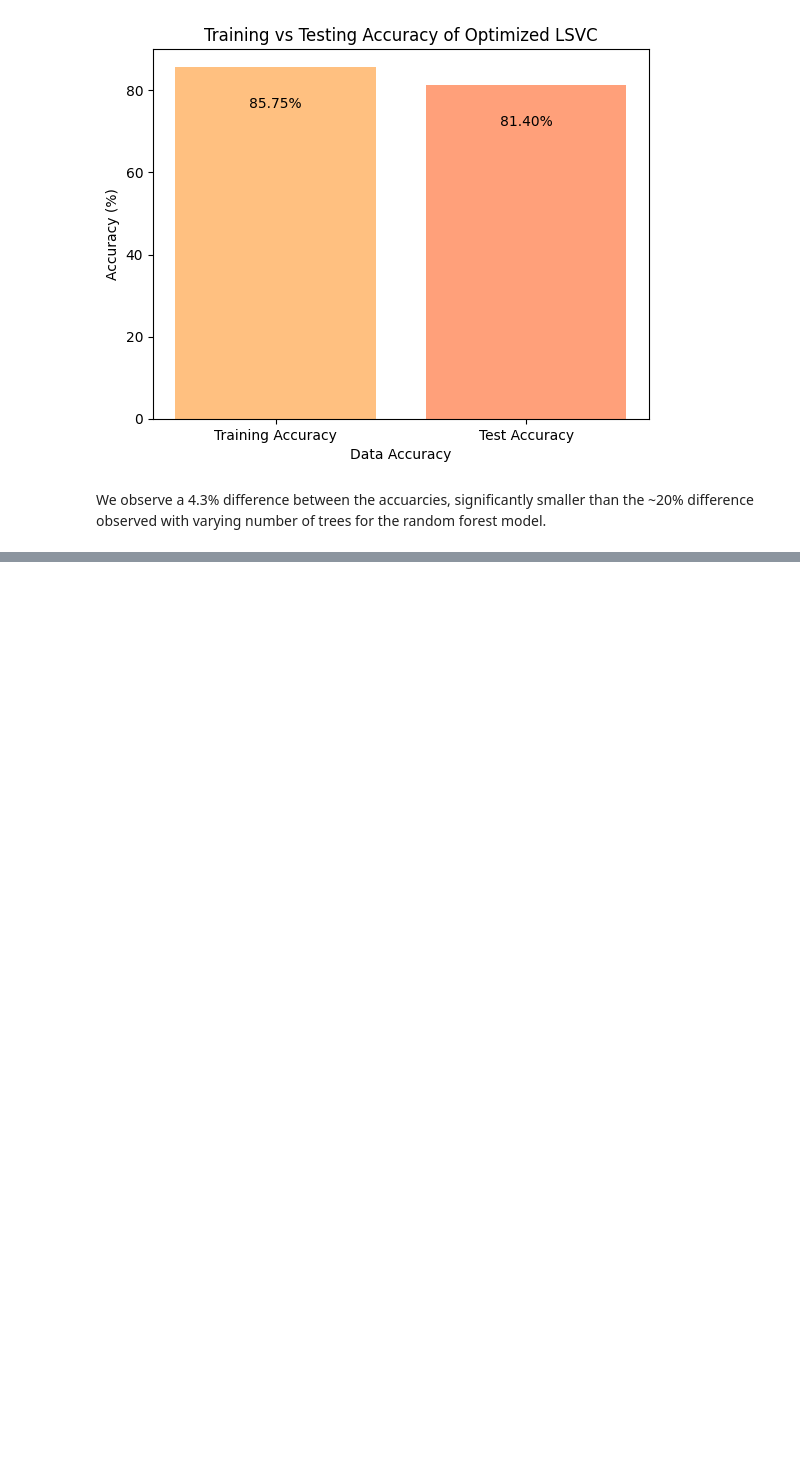
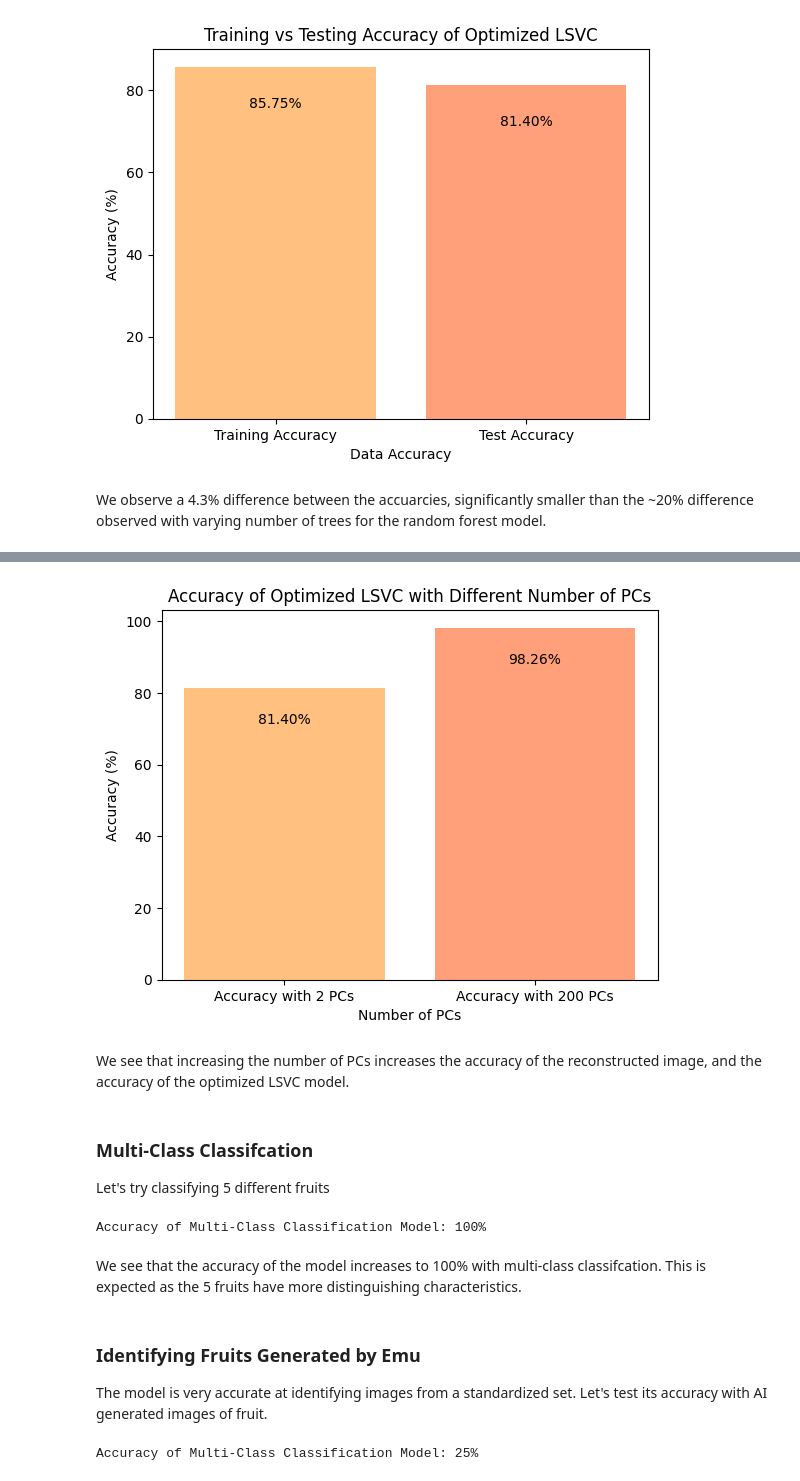
Before and after one commit to JamesZhZhang/CPEN355_Fruit_Classification, a Jupyter notebook: final_project_james.ipynb, the cells around one changed output, grey strips where cells are left out. Drawn from its saved outputs; the diff is of its cells as text; code cells hidden in the pictures; blank space fills up the shorter version.

```diff
--- a/final_project_james.ipynb
+++ b/final_project_james.ipynb
@@ -323,0 +376,26 @@ We observe a 4.3% difference between the accuarcies, significantly smaller than
+# %%
+# Fit GridSearchCV with X data transformed with 200 PCs
+grid_lsvc.fit(X_train_pca, y_train)
+best_lsvc = grid_lsvc.best_estimator_
+
+X_test_pca = pca.transform(X_test)
+yhat = best_lsvc.predict(X_test_pca)
+accuracy = metrics.accuracy_score(y_test, yhat) * 100
+# %%
+fig, ax = plt.subplots()
+ax.bar("Accuracy with 2 PCs", lsvc_accuracy, color='#FFC080')
+ax.bar("Accuracy with 200 PCs", accuracy, color='#FFA07A')
+ax.text("Accuracy with 2 PCs", lsvc_accuracy - 10, "{:.2f}%".format(lsvc_accuracy), ha="center")
+ax.text("Accuracy with 200 PCs", accuracy - 10, "{:.2f}%".format(accuracy), ha="center")
+ax.set_title("Accuracy of Optimized LSVC with Different Number of PCs")
+ax.set_ylabel("Accuracy (%)")
+ax.set_xlabel("Number of PCs")
+plt.show()
+# %% [output]
+[figure, added]
+# %% [markdown]
+We see that increasing the number of PCs increases the accuracy of the reconstructed image, and the accuracy of the optimized LSVC model.
+# %% [markdown]
+### Multi-Class Classifcation
+
+Let's try classifying 5 different fruits
@@ -323,0 +436,15 @@ We observe a 4.3% difference between the accuarcies, significantly smaller than
+# %%
+grid_lsvc.fit(X_train_pca, y_train)
+best_lsvc = grid_lsvc.best_estimator_
+
+X_test_pca = pca.transform(X_test)
+yhat = best_lsvc.predict(X_test_pca)
+print(f"Accuracy of Multi-Class Classification Model: {int(metrics.accuracy_score(y_test, yhat) * 100)}%")
+# %% [output]
+Accuracy of Multi-Class Classification Model: 100%
+# %% [markdown]
+We see that the accuracy of the model increases to 100% with multi-class classifcation. This is expected as the 5 fruits have more distinguishing characteristics.
+# %% [markdown]
+### Identifying Fruits Generated by Emu
+
+The model is very accurate at identifying images from a standardized set. Let's test its accuracy with AI generated images of fruit.
@@ -323,0 +482,6 @@ We observe a 4.3% difference between the accuarcies, significantly smaller than
+# %%
+X_emu_pca = pca.transform(X_emu)
+yhat_emu = best_lsvc.predict(X_emu_pca)
+print(f"Accuracy of Multi-Class Classification Model: {int(metrics.accuracy_score(y_emu, yhat_emu) * 100)}%")
+# %% [output]
+Accuracy of Multi-Class Classification Model: 25%
```
Also changed, not shown: parts of 14 cells of this notebook, 22 other files.
